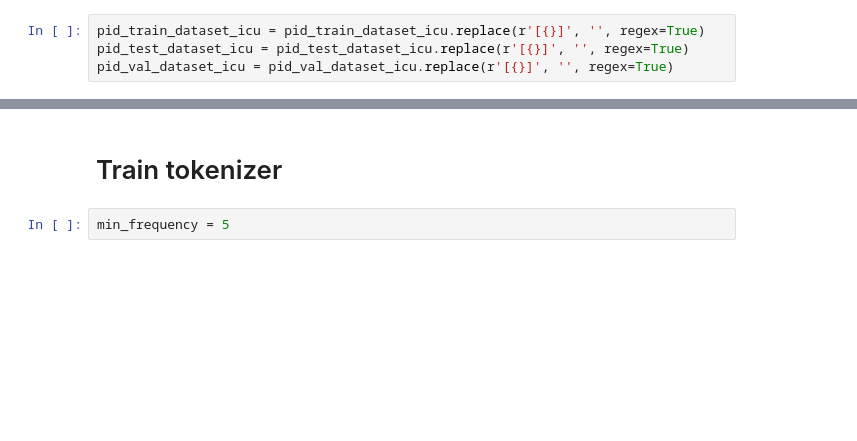
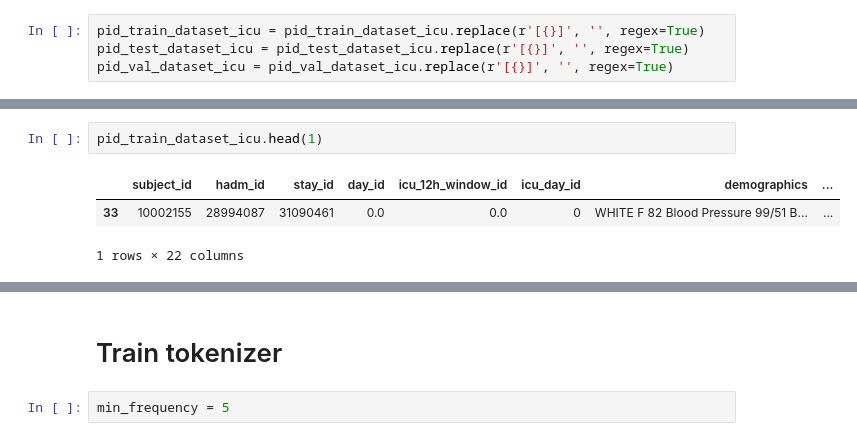
Before and after one commit to maslenkovas/aki_prediction, a Jupyter notebook: other/icu_lstm_model.ipynb, the cells around one changed output, grey strips where cells are left out. Cells and saved outputs as stored; diff of their text form; blank space fills up the shorter version.

```diff
--- a/other/icu_lstm_model.ipynb
+++ b/other/icu_lstm_model.ipynb
@@ -98,0 +164,6 @@ pid_val_dataset_icu = pid_val_dataset_icu.replace(r'[{}]', '', regex=True)
+# %%
+pid_train_dataset_icu.head(1)
+# %% [output]
+|  | subject_id | hadm_id | stay_id | day_id | icu_12h_window_id | icu_day_id | demographics | ... |
+| 33 | 10002155 | 28994087 | 31090461 | 0.0 | 0.0 | 0 | WHITE F 82 Blood Pressure 99/51 B... | ... |
+1 rows × 22 columns
```
Also changed, not shown: parts of 42 cells of this notebook, 6 other files.
